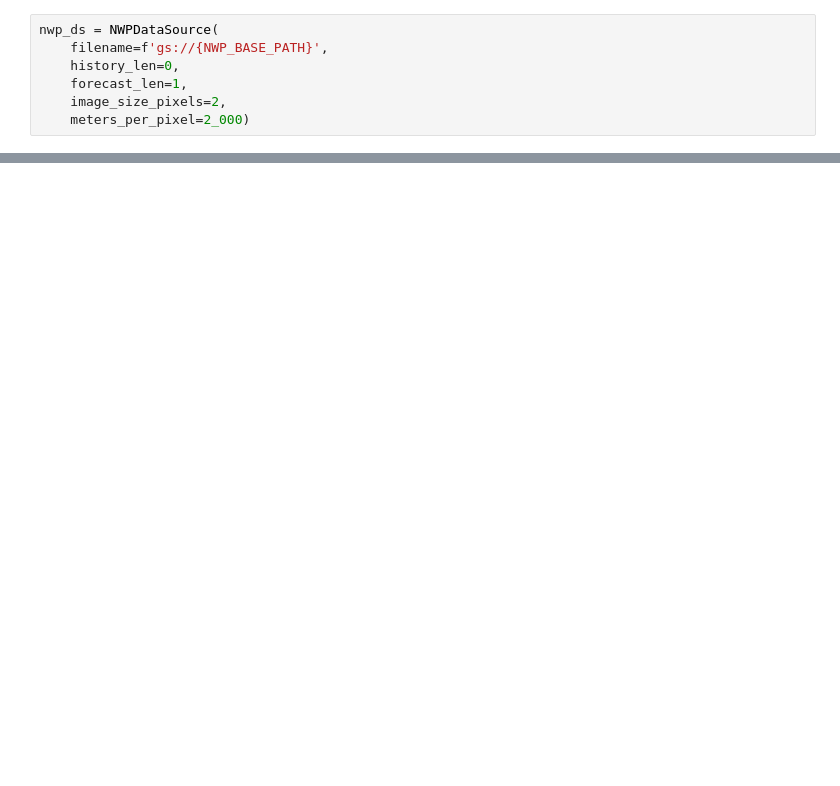
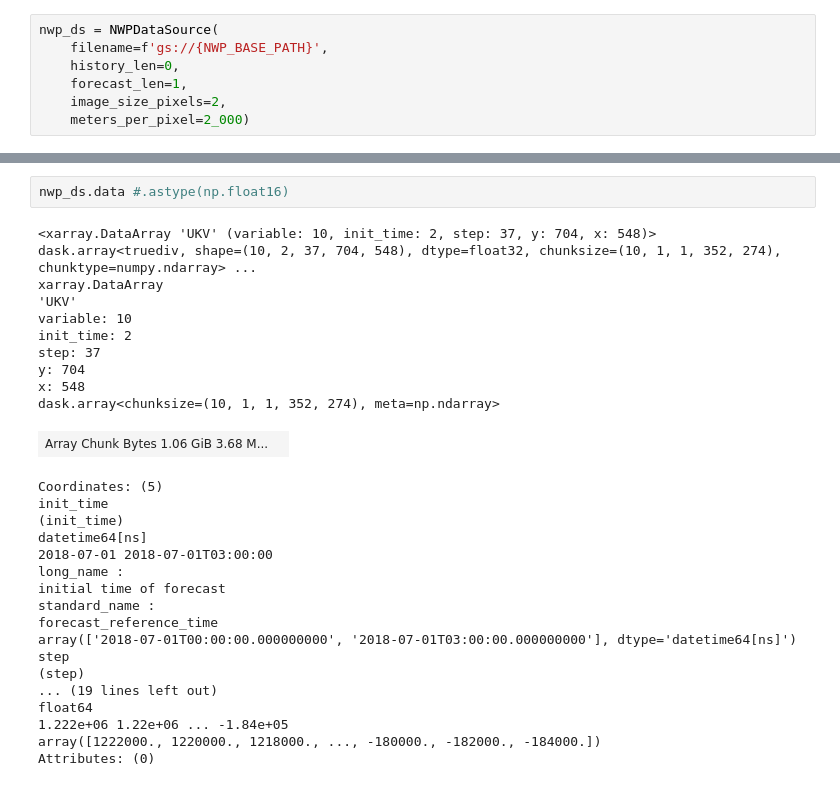
Before and after one commit to openclimatefix/nowcasting_dataset, a Jupyter notebook: notebooks/testing_NWPDataSource.ipynb, the cells around one changed output, grey strips where cells are left out. Saved outputs shown, nothing was run; the diff lists cells and outputs as text; blank space fills up the shorter version.

```diff
--- a/notebooks/testing_NWPDataSource.ipynb
+++ b/notebooks/testing_NWPDataSource.ipynb
@@ -23,3 +48,33 @@ Wall time: 417 ms
+# %%
+nwp_ds.data #.astype(np.float16)
+# %% [output]
+<xarray.DataArray 'UKV' (variable: 10, init_time: 2, step: 37, y: 704, x: 548)> dask.array<truediv, shape=(10, 2, 37, 704, 548), dtype=float32, chunksize=(10, 1, 1, 352, 274), chunktype=numpy.ndarray> ...
+xarray.DataArray
+'UKV'
+variable: 10
+init_time: 2
+step: 37
+y: 704
+x: 548
+dask.array<chunksize=(10, 1, 1, 352, 274), meta=np.ndarray>
+| Array Chunk Bytes 1.06 GiB 3.68 M... |  |
+Coordinates: (5)
+init_time
+(init_time)
+datetime64[ns]
+2018-07-01 2018-07-01T03:00:00
+long_name :
+initial time of forecast
+standard_name :
+forecast_reference_time
+array(['2018-07-01T00:00:00.000000000', '2018-07-01T03:00:00.000000000'], dtype='datetime64[ns]')
+step
+(step)
+... (19 lines left out)
+float64
+1.222e+06 1.22e+06 ... -1.84e+05
+array([1222000., 1220000., 1218000., ..., -180000., -182000., -184000.])
+Attributes: (0)
 # %%
 %%time
 datetimes = nwp_ds.datetime_index()
```
Also changed, not shown: parts of 19 cells of this notebook, 5 other files.
